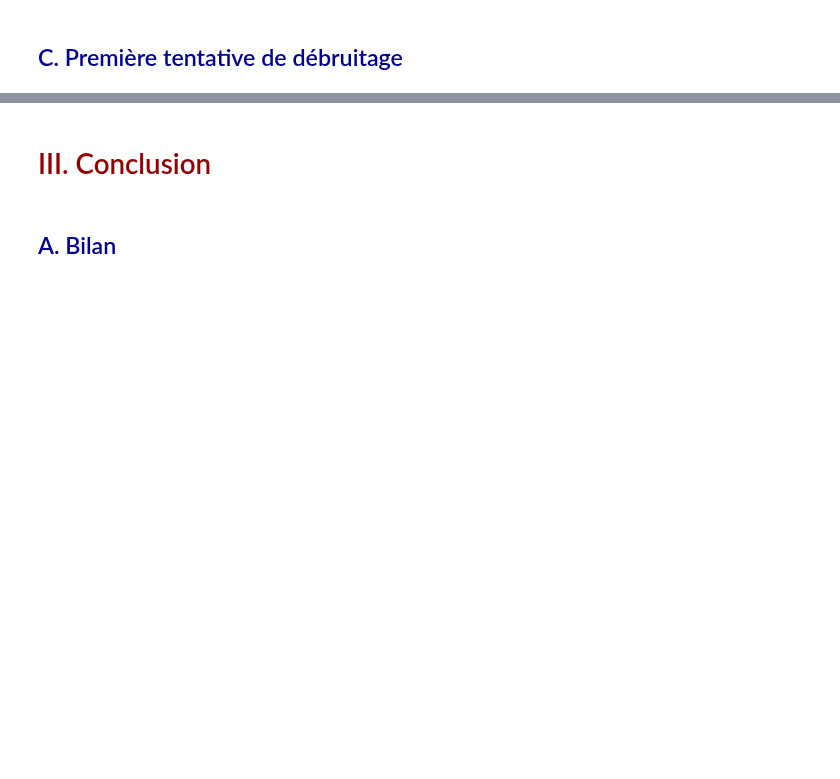
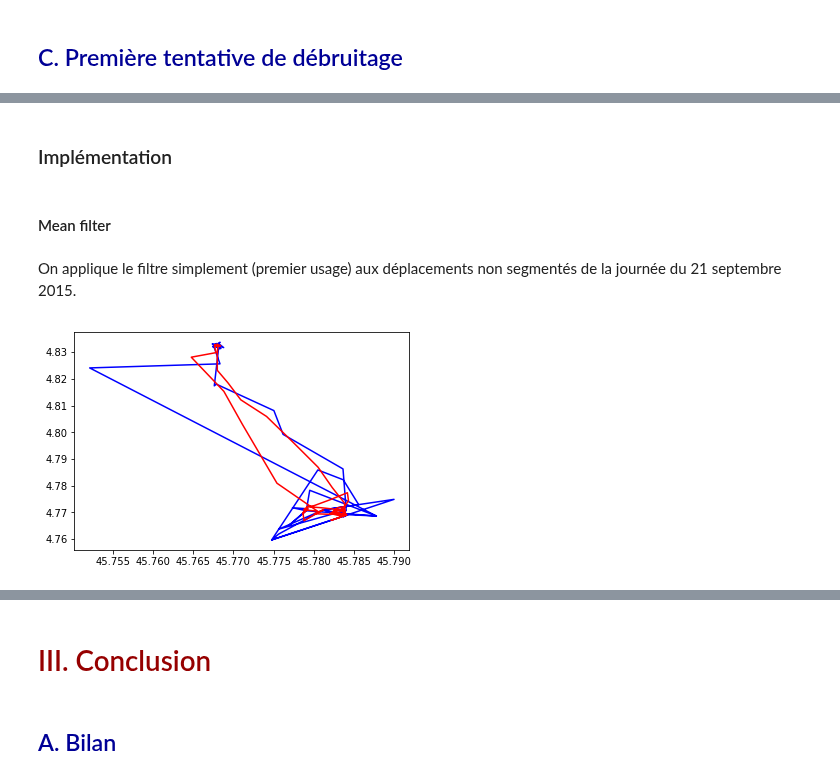
Before and after one commit to AmigoCap/GPSFlow, a Jupyter notebook: 2-25janv.ipynb, the cells around one changed output, grey strips where cells are left out. Saved outputs shown, nothing was run; the diff lists cells and outputs as text; code cells hidden in the pictures; blank space fills up the shorter version.

Commit message:
mean filter + median filter + coding utf8 in scripts

```diff
--- a/2-25janv.ipynb
+++ b/2-25janv.ipynb
@@ -236,0 +249,34 @@ plt.show()
+# %% [markdown]
+### Implémentation
+# %% [markdown]
+#### Mean filter
+# %% [markdown]
+On applique le filtre simplement (premier usage) aux déplacements non segmentés de la journée du 21 septembre 2015.
+# %%
+n=2 ## la fenêtre glissante sera de taille 2n+1
+
+lat_filtered=[0]*len(data) ## initialisation des tableaux
+long_filtered=[0]*len(data)
+
+for i in range(n): ## les n premiers n'ont pas de fenêtre complète donc on met les valeurs non filtrées
+    lat_filtered[i]=data['latitude'][100385+i] ## Roland ici j'ai dû mettre 100385+i parce que data ne commence pas à 0 mais 100385
+    long_filtered[i]=data['longitude'][100385+i]
+
+for i in range(len(data)-n,len(data)): ## idem pour les n derniers
+    lat_filtered[i]=data['latitude'][100385+i]
+    long_filtered[i]=data['longitude'][100385+i]
+
+for i in range(n, len(data)-n):
+    for j in range(i-n,i+n+1):
+        lat_filtered[i]+=data['latitude'][100385+j]/(2*n+1)
+        long_filtered[i]+=data['longitude'][100385+j]/(2*n+1)
+
+lat_original = data['latitude'].values
+long_original = data['longitude'].values
+
+plt.plot(lat_original, long_original, 'b')
+plt.plot(lat_filtered, long_filtered, 'r')
+
+plt.show()
+# %% [output]
+[figure, added]
```
Also changed, not shown: parts of 8 cells of this notebook, 9 other files.
